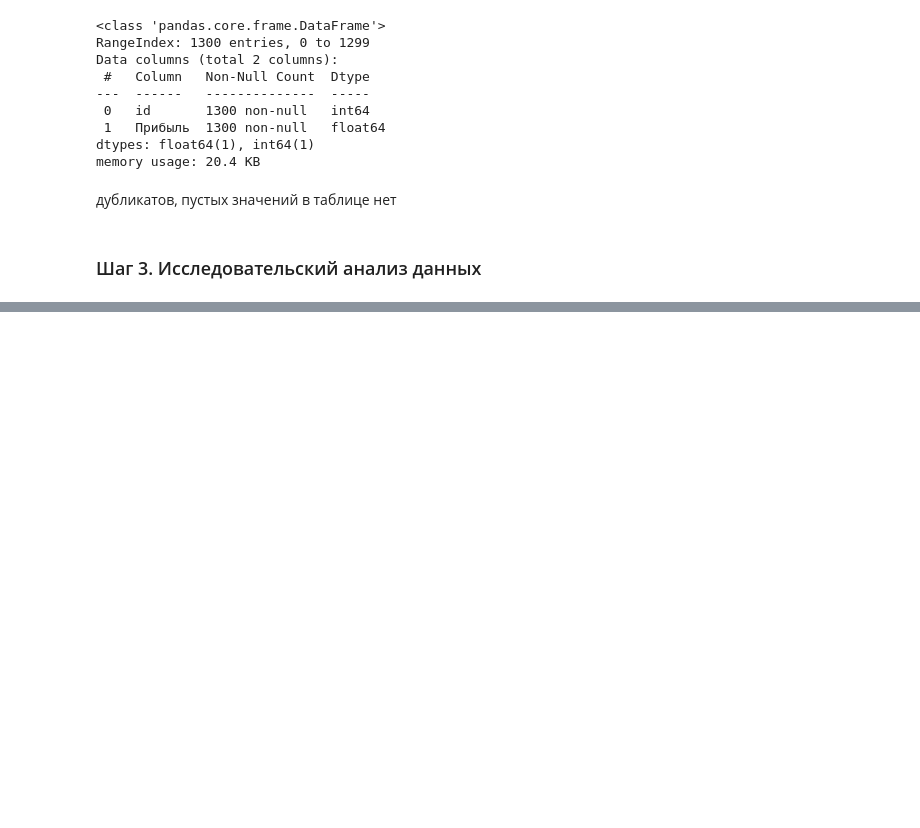
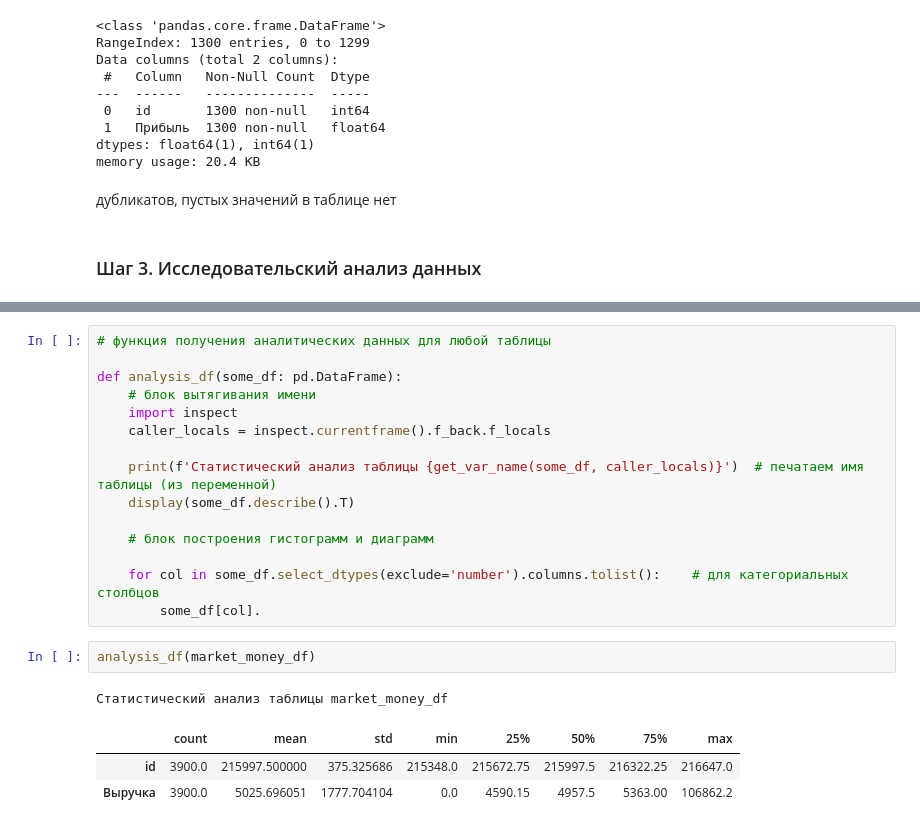
Before and after one commit to anthonypotekhin/studying, a Jupyter notebook: yandex_practicum/8_supervised_learning/sup_learn_proj.ipynb, the cells around one changed output, grey strips where cells are left out. Drawn from its saved outputs; the diff is of its cells as text; blank space fills up the shorter version.

```diff
--- a/yandex_practicum/8_supervised_learning/sup_learn_proj.ipynb
+++ b/yandex_practicum/8_supervised_learning/sup_learn_proj.ipynb
@@ -462,0 +472,22 @@ memory usage: 20.4 KB
+# %%
+# функция получения аналитических данных для любой таблицы
+
+def analysis_df(some_df: pd.DataFrame):
+    # блок вытягивания имени
+    import inspect
+    caller_locals = inspect.currentframe().f_back.f_locals
+
+    print(f'Статистический анализ таблицы {get_var_name(some_df, caller_locals)}')  # печатаем имя таблицы (из переменной)
+    display(some_df.describe().T)
+
+    # блок построения гистограмм и диаграмм
+
+    for col in some_df.select_dtypes(exclude='number').columns.tolist():    # для категориальных столбцов
+        some_df[col].
+# %%
+analysis_df(market_money_df)
+# %% [output]
+Статистический анализ таблицы market_money_df
+|  | count | mean | std | min | 25% | 50% | 75% | max |
+| id | 3900.0 | 215997.500000 | 375.325686 | 215348.0 | 215672.75 | 215997.5 | 216322.25 | 216647.0 |
+| Выручка | 3900.0 | 5025.696051 | 1777.704104 | 0.0 | 4590.15 | 4957.5 | 5363.00 | 106862.2 |
```
Also changed, not shown: parts of 1 cell of this notebook.
